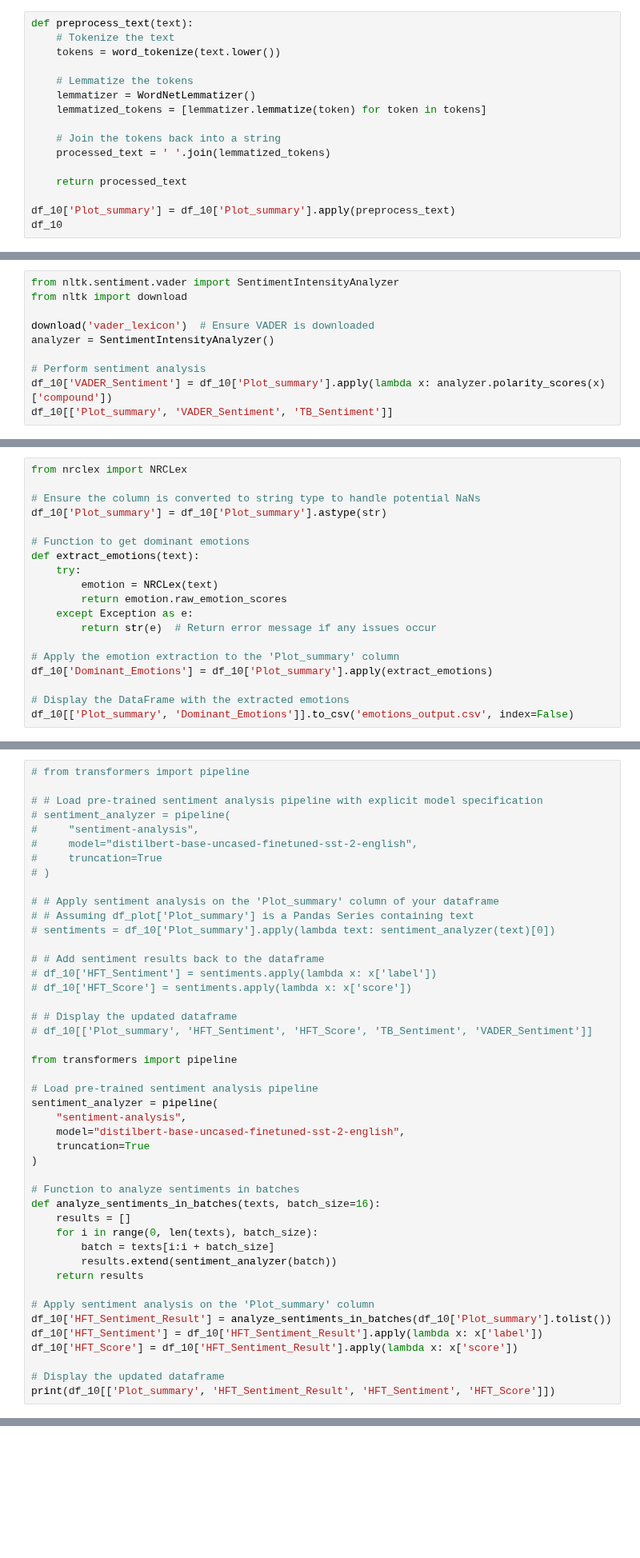
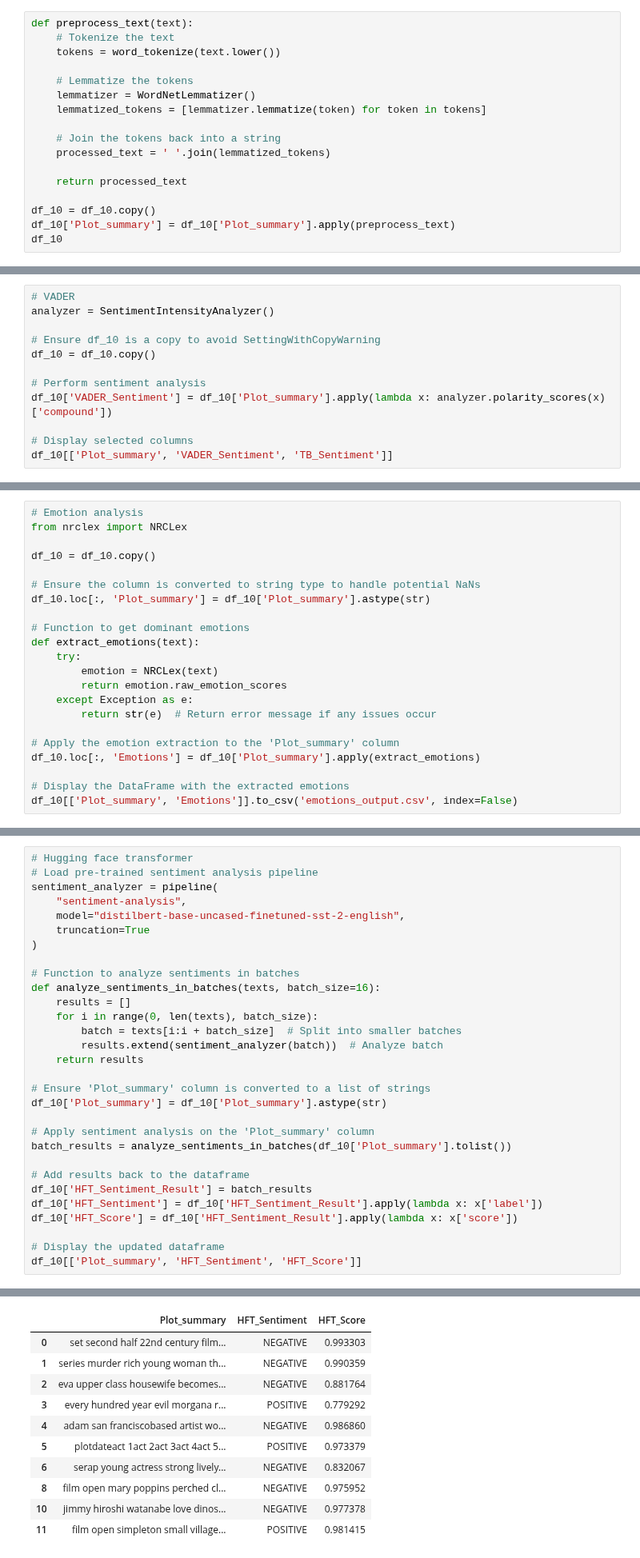
Before and after one commit to epfl-ada/ada-2024-project-astonishingdataavengers24, a Jupyter notebook: sentiment_analysis_draft.ipynb, the cells around one changed output, grey strips where cells are left out. Shown at 80% size. Drawn from its saved outputs; the diff is of its cells as text; blank space fills up the shorter version.

Commit message:
UPDATE: suppress warnings + improve code

```diff
--- a/sentiment_analysis_draft.ipynb
+++ b/sentiment_analysis_draft.ipynb
@@ -49,6 +55,7 @@ def preprocess_text(text):
 
     return processed_text
 
+df_10 = df_10.copy()
 df_10['Plot_summary'] = df_10['Plot_summary'].apply(preprocess_text)
 df_10
 # %% [output]
@@ -126,13 +122,15 @@ See the caveats in the documentation: https://pandas.pydata.org/pandas-docs/stab
 | 10 | 0.423003 | jimmy hiroshi watanabe love dinos... |
 | 11 | 0.270588 | film open simpleton small village... |
 # %%
-from nltk.sentiment.vader import SentimentIntensityAnalyzer
-from nltk import download
+# VADER
+analyzer = SentimentIntensityAnalyzer()
 
-download('vader_lexicon')  # Ensure VADER is downloaded
-analyzer = SentimentIntensityAnalyzer()
+# Ensure df_10 is a copy to avoid SettingWithCopyWarning
+df_10 = df_10.copy()
 
 # Perform sentiment analysis
 df_10['VADER_Sentiment'] = df_10['Plot_summary'].apply(lambda x: analyzer.polarity_scores(x)['compound'])
+
+# Display selected columns
 df_10[['Plot_summary', 'VADER_Sentiment', 'TB_Sentiment']]
 # %% [output]
@@ -156,10 +146,13 @@ See the caveats in the documentation: https://pandas.pydata.org/pandas-docs/stab
 | 10 | jimmy hiroshi watanabe love dinos... | 0.9643 | 0.423003 |
 | 11 | film open simpleton small village... | 0.9861 | 0.270588 |
 # %%
+# Emotion analysis
 from nrclex import NRCLex
 
+df_10 = df_10.copy()
+
 # Ensure the column is converted to string type to handle potential NaNs
-df_10['Plot_summary'] = df_10['Plot_summary'].astype(str)
+df_10.loc[:, 'Plot_summary'] = df_10['Plot_summary'].astype(str)
 
 # Function to get dominant emotions
 def extract_emotions(text):
@@ -170,7 +163,7 @@ def extract_emotions(text):
         return str(e)  # Return error message if any issues occur
 
 # Apply the emotion extraction to the 'Plot_summary' column
-df_10['Dominant_Emotions'] = df_10['Plot_summary'].apply(extract_emotions)
+df_10.loc[:, 'Emotions'] = df_10['Plot_summary'].apply(extract_emotions)
 
 # Display the DataFrame with the extracted emotions
-df_10[['Plot_summary', 'Dominant_Emotions']].to_csv('emotions_output.csv', index=False)
+df_10[['Plot_summary', 'Emotions']].to_csv('emotions_output.csv', index=False)
@@ -188,26 +207,5 @@ See the caveats in the documentation: https://pandas.pydata.org/pandas-docs/stab
 # %%
-# from transformers import pipeline
-
-# # Load pre-trained sentiment analysis pipeline with explicit model specification
-# sentiment_analyzer = pipeline(
-#     "sentiment-analysis",
-#     model="distilbert-base-uncased-finetuned-sst-2-english",
-#     truncation=True
-# )
-
-# # Apply sentiment analysis on the 'Plot_summary' column of your dataframe
-# # Assuming df_plot['Plot_summary'] is a Pandas Series containing text
-# sentiments = df_10['Plot_summary'].apply(lambda text: sentiment_analyzer(text)[0])
-
-# # Add sentiment results back to the dataframe
-# df_10['HFT_Sentiment'] = sentiments.apply(lambda x: x['label'])
-# df_10['HFT_Score'] = sentiments.apply(lambda x: x['score'])
-
-# # Display the updated dataframe
-# df_10[['Plot_summary', 'HFT_Sentiment', 'HFT_Score', 'TB_Sentiment', 'VADER_Sentiment']]
-
-from transformers import pipeline
-
+# Hugging face transformer
 # Load pre-trained sentiment analysis pipeline
 sentiment_analyzer = pipeline(
     "sentiment-analysis",
@@ -219,14 +217,21 @@ sentiment_analyzer = pipeline(
 def analyze_sentiments_in_batches(texts, batch_size=16):
     results = []
     for i in range(0, len(texts), batch_size):
-        batch = texts[i:i + batch_size]
-        results.extend(sentiment_analyzer(batch))
+        batch = texts[i:i + batch_size]  # Split into smaller batches
+        results.extend(sentiment_analyzer(batch))  # Analyze batch
     return results
 
+# Ensure 'Plot_summary' column is converted to a list of strings
+df_10['Plot_summary'] = df_10['Plot_summary'].astype(str)
+
 # Apply sentiment analysis on the 'Plot_summary' column
-df_10['HFT_Sentiment_Result'] = analyze_sentiments_in_batches(df_10['Plot_summary'].tolist())
+batch_results = analyze_sentiments_in_batches(df_10['Plot_summary'].tolist())
+
+# Add results back to the dataframe
+df_10['HFT_Sentiment_Result'] = batch_results
 df_10['HFT_Sentiment'] = df_10['HFT_Sentiment_Result'].apply(lambda x: x['label'])
 df_10['HFT_Score'] = df_10['HFT_Sentiment_Result'].apply(lambda x: x['score'])
 
 # Display the updated dataframe
-print(df_10[['Plot_summary', 'HFT_Sentiment_Result', 'HFT_Sentiment', 'HFT_Score']])
+df_10[['Plot_summary', 'HFT_Sentiment', 'HFT_Score']]
+# %% [output]
@@ -232,0 +239,11 @@ print(df_10[['Plot_summary', 'HFT_Sentiment_Result', 'HFT_Sentiment', 'HFT_Score
+|  | Plot_summary | HFT_Sentiment | HFT_Score |
+| 0 | set second half 22nd century film... | NEGATIVE | 0.993303 |
+| 1 | series murder rich young woman th... | NEGATIVE | 0.990359 |
+| 2 | eva upper class housewife becomes... | NEGATIVE | 0.881764 |
+| 3 | every hundred year evil morgana r... | POSITIVE | 0.779292 |
+| 4 | adam san franciscobased artist wo... | NEGATIVE | 0.986860 |
+| 5 | plotdateact 1act 2act 3act 4act 5... | POSITIVE | 0.973379 |
+| 6 | serap young actress strong lively... | NEGATIVE | 0.832067 |
+| 8 | film open mary poppins perched cl... | NEGATIVE | 0.975952 |
+| 10 | jimmy hiroshi watanabe love dinos... | NEGATIVE | 0.977378 |
+| 11 | film open simpleton small village... | POSITIVE | 0.981415 |
```
Also changed, not shown: parts of 9 cells of this notebook.
